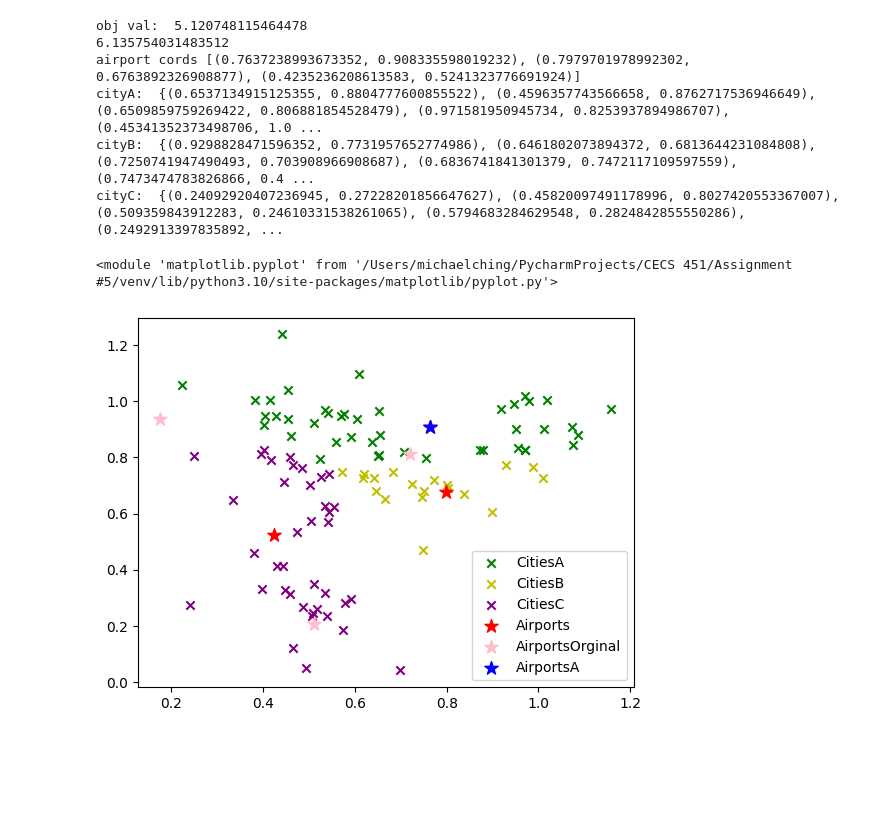
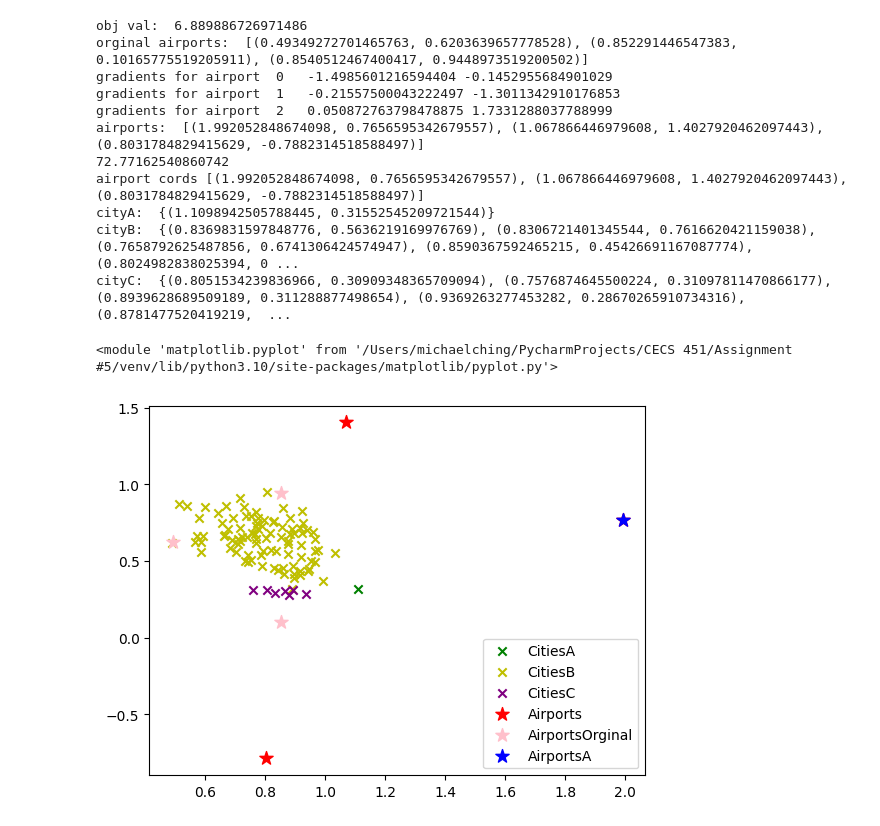
Before and after one commit to miching/CECS-451---Assignment-5-Closest-Airport, a Jupyter notebook: n-airports.ipynb, the cells around one changed output. Saved outputs shown, nothing was run; the diff lists cells and outputs as text; code cells hidden in the pictures; blank space fills up the shorter version.

```diff
--- a/n-airports.ipynb
+++ b/n-airports.ipynb
@@ -4,7 +4,7 @@ import random
 import numpy as np
 
 
-def findClosestCity(airports, cityA, cityB, cityC):
+def findClosestCity(cities, airports, cityA, cityB, cityC):
 
     #Empty sets
     cityA.clear()
@@ -99,7 +99,7 @@ closeCityList = []
 closeCityList.append(cityA)
 closeCityList.append(cityB)
 closeCityList.append(cityC)
-findClosestCity(airports, cityA, cityB, cityC)
+findClosestCity(cities, airports, cityA, cityB, cityC)
 val = objectiveFunct(closeCityList, airports)
 print('obj val: ', val)
 
@@ -118,11 +118,12 @@ airportOrgin.append(temp3)
 
 #Check the objective function value changes
 change = 10
+print('orginal airports: ', airports)
 
 #Repeat objective function till miniminal change
 while (change > 0.5):
 
-    findClosestCity(airports, cityA, cityB, cityC)
+    findClosestCity(cities, airports, cityA, cityB, cityC)
     val = objectiveFunct(closeCityList, airports)
     change = abs(val - prevObjVal)
     prevObjVal = val
@@ -152,12 +153,14 @@ while (change > 0.5):
         gradientX = gradientX * sigma
         gradientY = gradientY * sigma
 
+        print('gradients for airport ', i , ' ', gradientX, gradientY)
+
         #Update location of airport
         newLocX = airportXCord - gradientX
         newLocY = airportYCord - gradientY
         airports[i] = (newLocX, newLocY)
 
-
+    print('airports: ', airports)
     change = 0
 
 
@@ -166,7 +169,7 @@ while (change > 0.5):
 
 
 
-findClosestCity(airports, cityA, cityB, cityC)
+findClosestCity(cities, airports, cityA, cityB, cityC)
 val = objectiveFunct(closeCityList, airports)
 print(val)
 
@@ -253,37 +256,42 @@ print('cityB: ', cityB)
 print('cityC: ', cityC)
 
 import matplotlib.pyplot as plt
 
 zip_citiesA = zip(*cityA)
 plt.scatter(*zip_citiesA, marker='x',color='green', label='CitiesA')
 
 zip_citiesB = zip(*cityB)
 plt.scatter(*zip_citiesB, marker='x',color='y', label='CitiesB')
 
 zip_citiesC = zip(*cityC)
 plt.scatter(*zip_citiesC, marker='x',color='purple', label='CitiesC')
 
 #zip_cities = zip(*cities)
 #plt.scatter(*zip_cities, marker='+',color='b', label='Cities')
 zip_airs = zip(*airports)
 plt.scatter(*zip_airs, marker='*', color='r', s=100, label='Airports')
 
 zip_airsOrgin = zip(*airportOrgin)
 plt.scatter(*zip_airsOrgin, marker='*', color='pink', s=100, label='AirportsOrginal')
 
 plt.scatter(airports[0][0], airports[0][1], marker='*', color='blue', s=100, label='AirportsA')
 
 #plt2 = plt.plot(objVals)
 #plt2.show()
 
 plt.legend()
 plt
 # %% [output]
-obj val:  5.120748115464478
-6.135754031483512
-airport cords [(0.7637238993673352, 0.908335598019232), (0.7979701978992302, 0.6763892326908877), (0.4235236208613583, 0.5241323776691924)]
-cityA:  {(0.6537134915125355, 0.8804777600855522), (0.4596357743566658, 0.8762717536946649), (0.6509859759269422, 0.806881854528479), (0.971581950945734, 0.8253937894986707), (0.45341352373498706, 1.0 ...
-cityB:  {(0.9298828471596352, 0.7731957652774986), (0.6461802073894372, 0.6813644231084808), (0.7250741947490493, 0.703908966908687), (0.6836741841301379, 0.7472117109597559), (0.7473474783826866, 0.4 ...
-cityC:  {(0.24092920407236945, 0.27228201856647627), (0.45820097491178996, 0.8027420553367007), (0.509359843912283, 0.24610331538261065), (0.5794683284629548, 0.2824842855550286), (0.2492913397835892, ...
+obj val:  6.889886726971486
+orginal airports:  [(0.49349272701465763, 0.6203639657778528), (0.852291446547383, 0.10165775519205911), (0.8540512467400417, 0.9448973519200502)]
+gradients for airport  0   -1.4985601216594404 -0.1452955684901029
+gradients for airport  1   -0.21557500043222497 -1.3011342910176853
+gradients for airport  2   0.050872763798478875 1.7331288037788999
+airports:  [(1.992052848674098, 0.7656595342679557), (1.067866446979608, 1.4027920462097443), (0.8031784829415629, -0.7882314518588497)]
+72.77162540860742
+airport cords [(1.992052848674098, 0.7656595342679557), (1.067866446979608, 1.4027920462097443), (0.8031784829415629, -0.7882314518588497)]
+cityA:  {(1.1098942505788445, 0.31552545209721544)}
+cityB:  {(0.8369831597848776, 0.5636219169976769), (0.8306721401345544, 0.7616620421159038), (0.7658792625487856, 0.6741306424574947), (0.8590367592465215, 0.45426691167087774), (0.8024982838025394, 0 ...
+cityC:  {(0.8051534239836966, 0.30909348365709094), (0.7576874645500224, 0.31097811470866177), (0.8939628689509189, 0.311288877498654), (0.9369263277453282, 0.28670265910734316), (0.8781477520419219,  ...
 <module 'matplotlib.pyplot' from '/Users/michaelching/PycharmProjects/CECS 451/Assignment #5/venv/lib/python3.10/site-packages/matplotlib/pyplot.py'>
-[figure, old version]
+[figure, new version]
```
